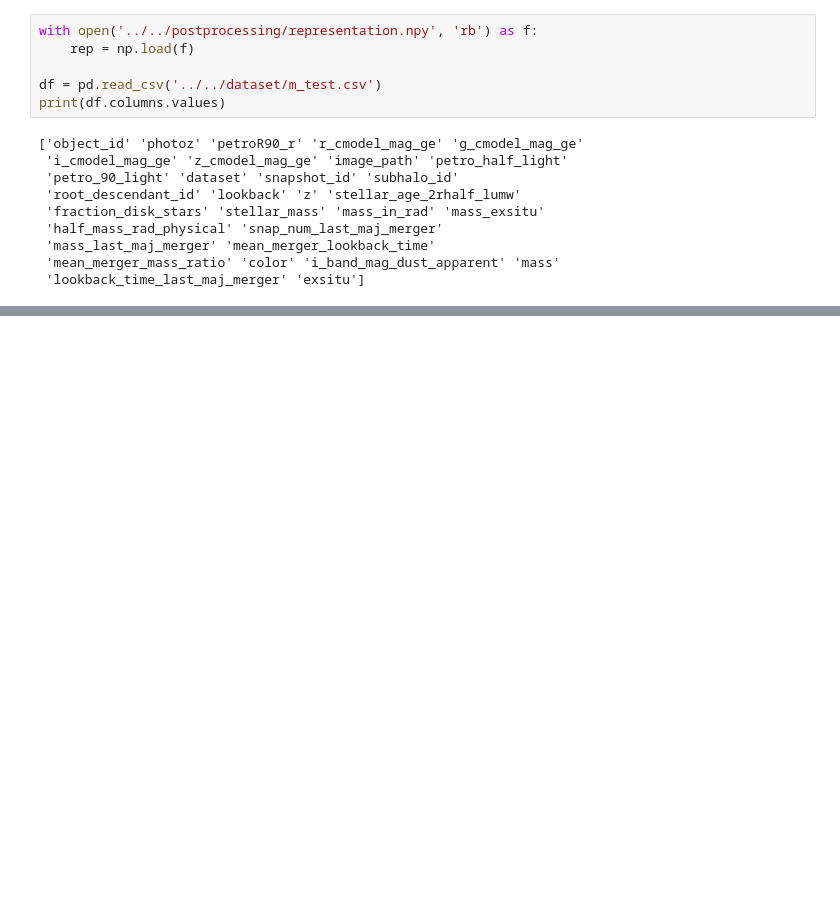
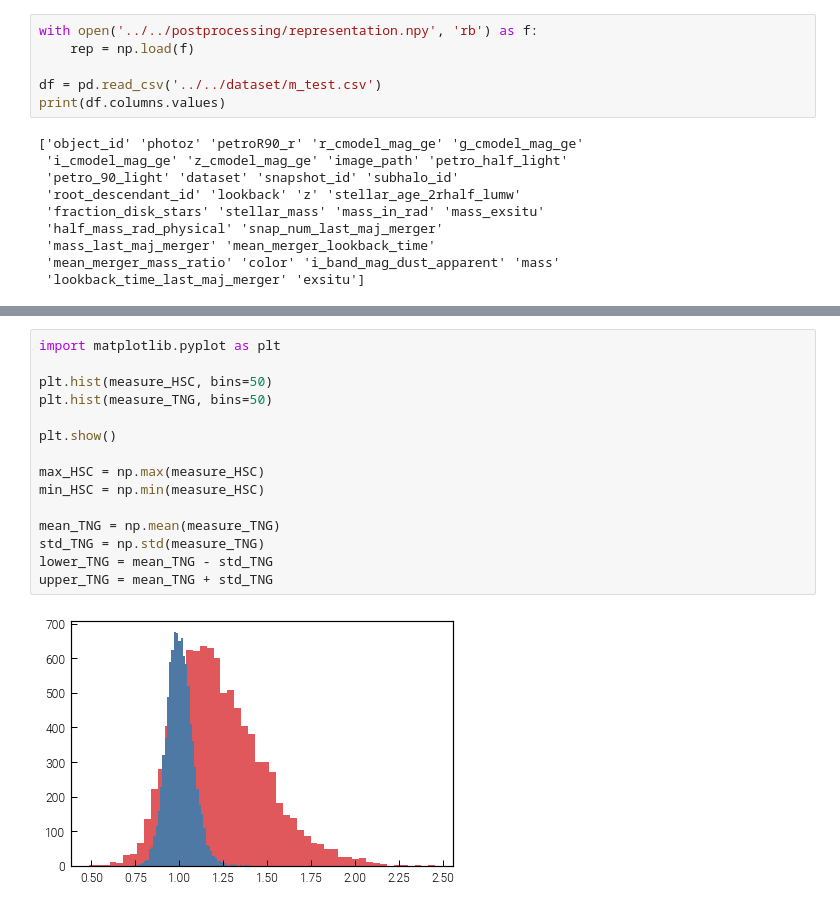
Before and after one commit to milchada/icm-clr, a Jupyter notebook: scripts/postprocessing/compare_distributions.ipynb, the cells around one changed output, grey strips where cells are left out. Drawn from its saved outputs; the diff is of its cells as text; blank space fills up the shorter version.

```diff
--- a/scripts/postprocessing/compare_distributions.ipynb
+++ b/scripts/postprocessing/compare_distributions.ipynb
@@ -101,0 +86,17 @@ for label in df.columns.values:
+# %%
+import matplotlib.pyplot as plt
+
+plt.hist(measure_HSC, bins=50)
+plt.hist(measure_TNG, bins=50)
+
+plt.show()
+
+max_HSC = np.max(measure_HSC)
+min_HSC = np.min(measure_HSC)
+
+mean_TNG = np.mean(measure_TNG)
+std_TNG = np.std(measure_TNG)
+lower_TNG = mean_TNG - std_TNG
+upper_TNG = mean_TNG + std_TNG
+# %% [output]
+[figure, added]
```
Also changed, not shown: parts of 12 cells of this notebook, 1 other file.
